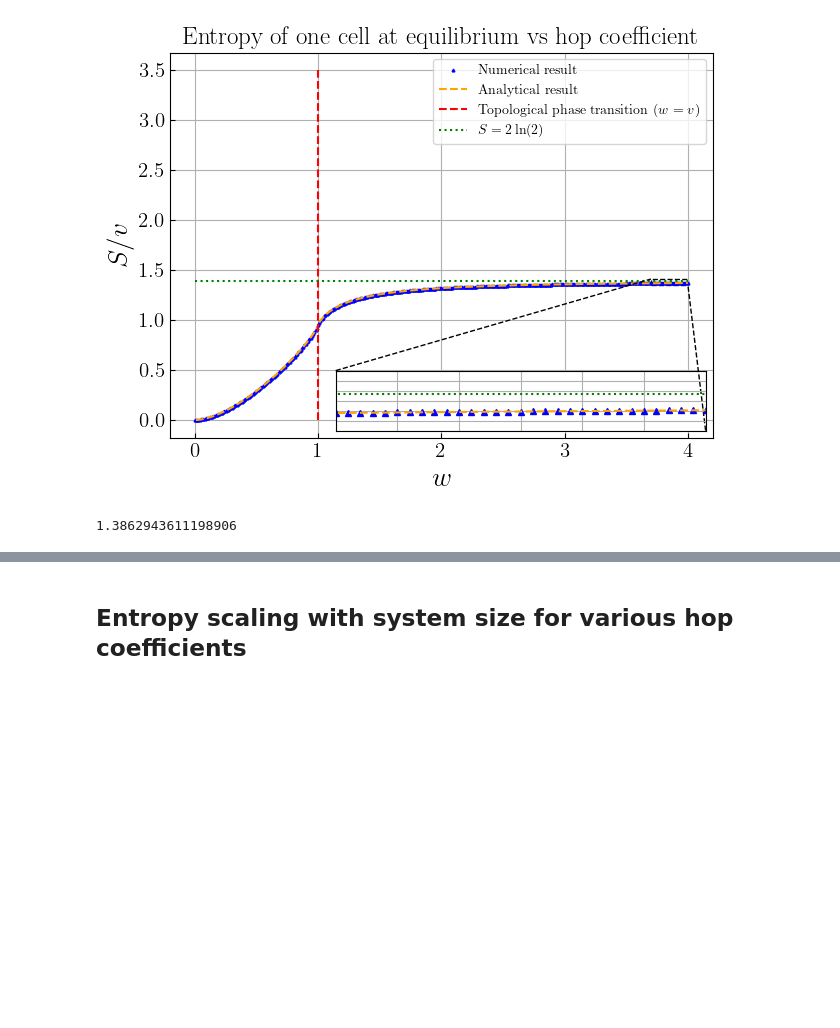
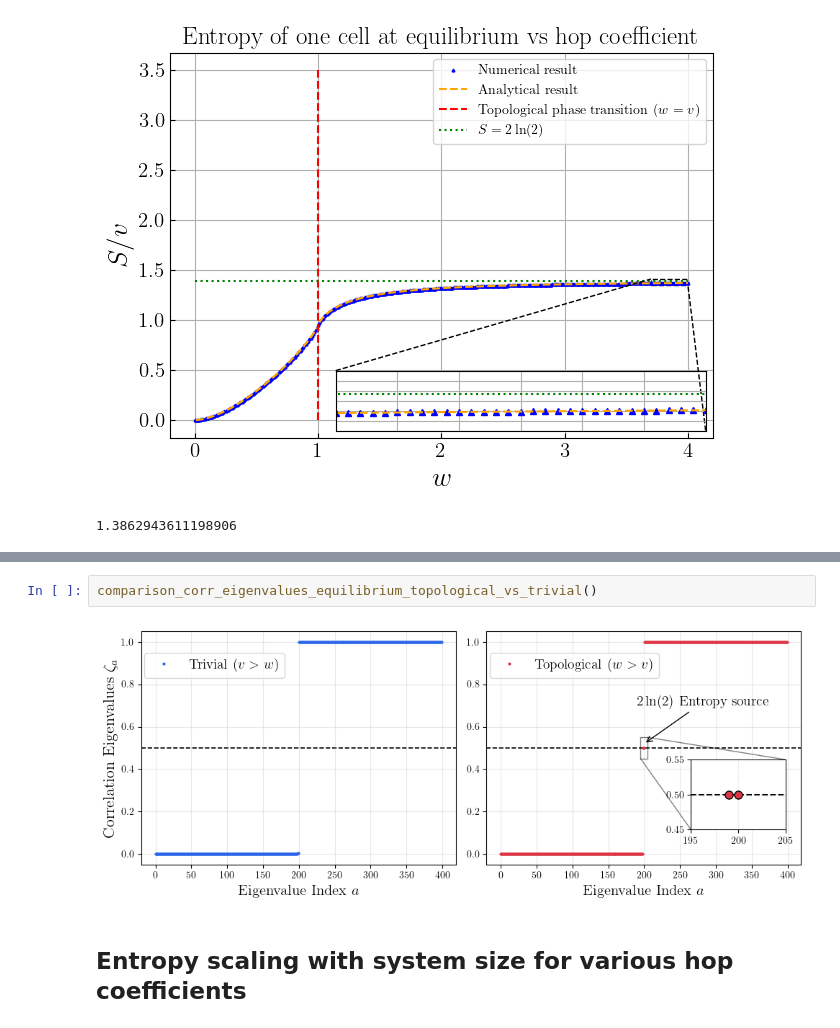
Before and after one commit to artalink7/SSH-Analysis, a Jupyter notebook: plot/plots.ipynb, the cells around one changed output, grey strips where cells are left out. Drawn from its saved outputs; the diff is of its cells as text; blank space fills up the shorter version.

```diff
--- a/plot/plots.ipynb
+++ b/plot/plots.ipynb
@@ -154,3 +234,7 @@ print(2 * np.log(2))
+# %%
+comparison_corr_eigenvalues_equilibrium_topological_vs_trivial()
+# %% [output]
+[figure, added]
 # %% [markdown]
 ## Entropy scaling with system size for various hop coefficients
 # %%
```
Also changed, not shown: parts of 4 cells of this notebook, 3 other files.
